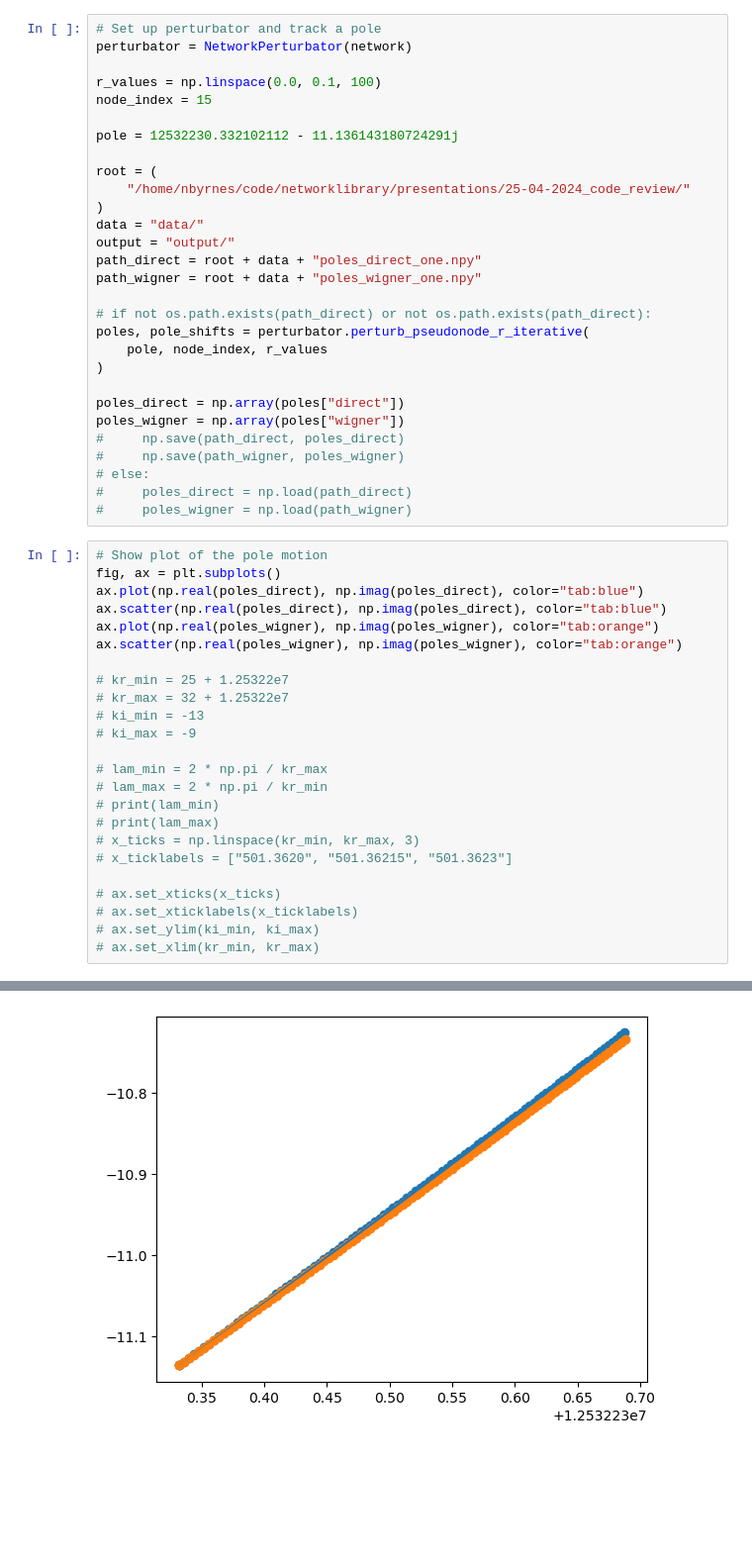
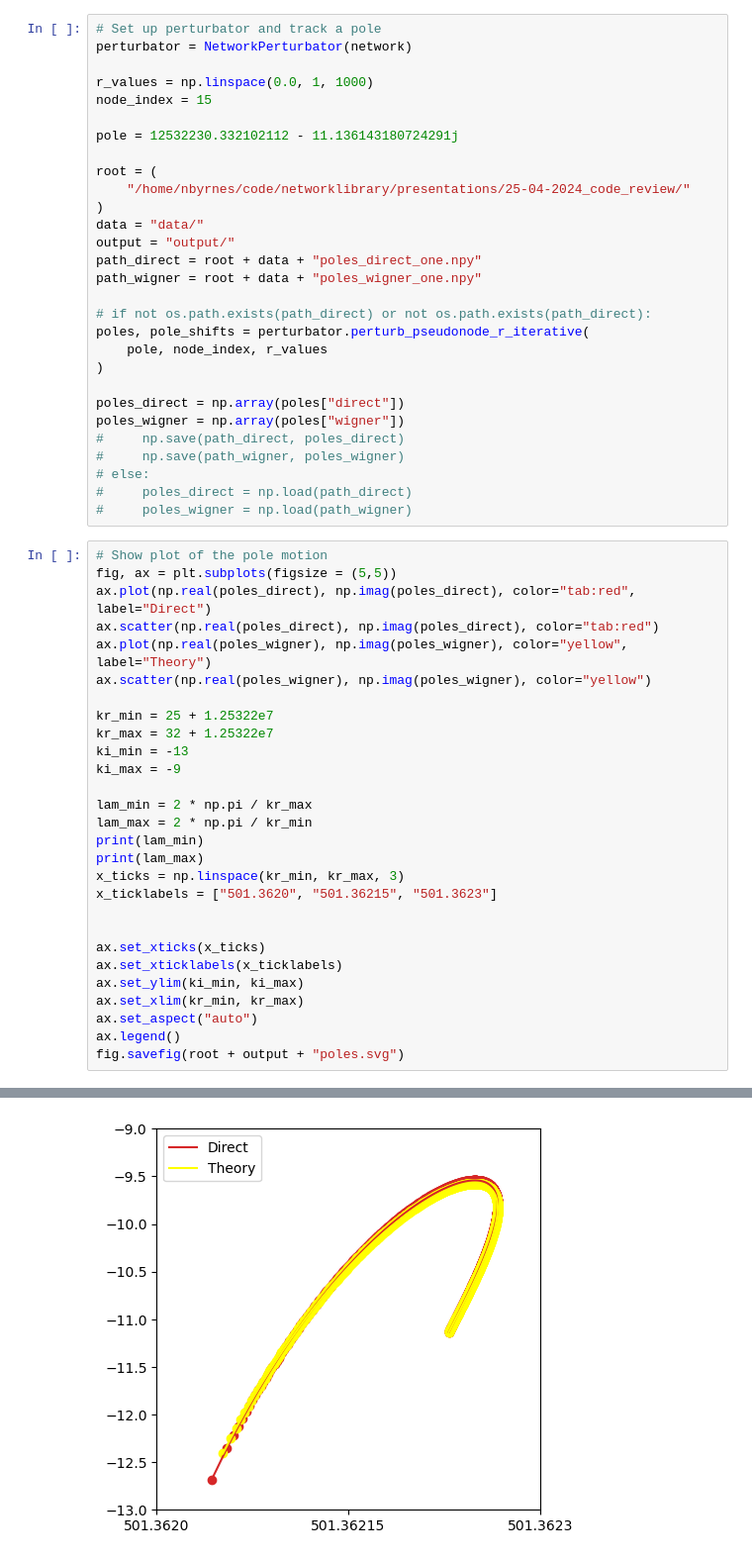
Before and after one commit to Optical-Theory-Group/networklibrary, a Jupyter notebook: presentations/25-04-2024_code_review/added_node_one.ipynb, the cells around one changed output, grey strips where cells are left out. Shown: that part at 99% size. Cells and saved outputs as stored; diff of their text form; blank space fills up the shorter version.

```diff
--- a/presentations/25-04-2024_code_review/added_node_one.ipynb
+++ b/presentations/25-04-2024_code_review/added_node_one.ipynb
@@ -44,7 +45,7 @@ network.add_node_to_link(9, 0.5, 0.0)
 # Set up perturbator and track a pole
 perturbator = NetworkPerturbator(network)
 
-r_values = np.linspace(0.0, 0.1, 100)
+r_values = np.linspace(0.0, 1, 1000)
 node_index = 15
 
 pole = 12532230.332102112 - 11.136143180724291j
@@ -71,26 +72,30 @@ poles_wigner = np.array(poles["wigner"])
 #     poles_wigner = np.load(path_wigner)
 # %%
 # Show plot of the pole motion
-fig, ax = plt.subplots()
-ax.plot(np.real(poles_direct), np.imag(poles_direct), color="tab:blue")
-ax.scatter(np.real(poles_direct), np.imag(poles_direct), color="tab:blue")
-ax.plot(np.real(poles_wigner), np.imag(poles_wigner), color="tab:orange")
-ax.scatter(np.real(poles_wigner), np.imag(poles_wigner), color="tab:orange")
+fig, ax = plt.subplots(figsize = (5,5))
+ax.plot(np.real(poles_direct), np.imag(poles_direct), color="tab:red", label="Direct")
+ax.scatter(np.real(poles_direct), np.imag(poles_direct), color="tab:red")
+ax.plot(np.real(poles_wigner), np.imag(poles_wigner), color="yellow", label="Theory")
+ax.scatter(np.real(poles_wigner), np.imag(poles_wigner), color="yellow")
 
-# kr_min = 25 + 1.25322e7
-# kr_max = 32 + 1.25322e7
-# ki_min = -13
-# ki_max = -9
+kr_min = 25 + 1.25322e7
+kr_max = 32 + 1.25322e7
+ki_min = -13
+ki_max = -9
 
-# lam_min = 2 * np.pi / kr_max
-# lam_max = 2 * np.pi / kr_min
-# print(lam_min)
-# print(lam_max)
-# x_ticks = np.linspace(kr_min, kr_max, 3)
-# x_ticklabels = ["501.3620", "501.36215", "501.3623"]
+lam_min = 2 * np.pi / kr_max
+lam_max = 2 * np.pi / kr_min
+print(lam_min)
+print(lam_max)
+x_ticks = np.linspace(kr_min, kr_max, 3)
+x_ticklabels = ["501.3620", "501.36215", "501.3623"]
 
-# ax.set_xticks(x_ticks)
-# ax.set_xticklabels(x_ticklabels)
-# ax.set_ylim(ki_min, ki_max)
-# ax.set_xlim(kr_min, kr_max)
+
+ax.set_xticks(x_ticks)
+ax.set_xticklabels(x_ticklabels)
+ax.set_ylim(ki_min, ki_max)
+ax.set_xlim(kr_min, kr_max)
+ax.set_aspect("auto")
+ax.legend()
+fig.savefig(root + output + "poles.svg")
 # %% [output]
@@ -98 +104 @@ ax.scatter(np.real(poles_wigner), np.imag(poles_wigner), color="tab:orange")
-[figure, old version]
+[figure, new version]
```
Also changed, not shown: parts of 5 cells of this notebook, 31 other files.
